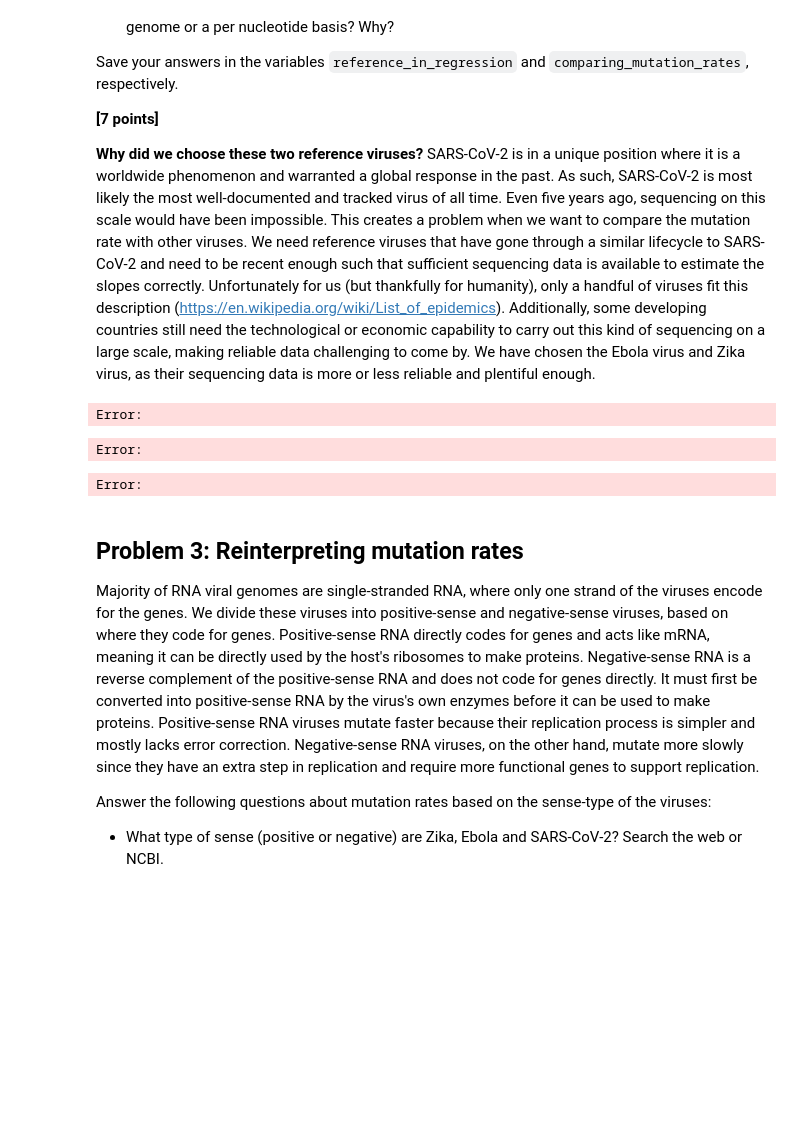
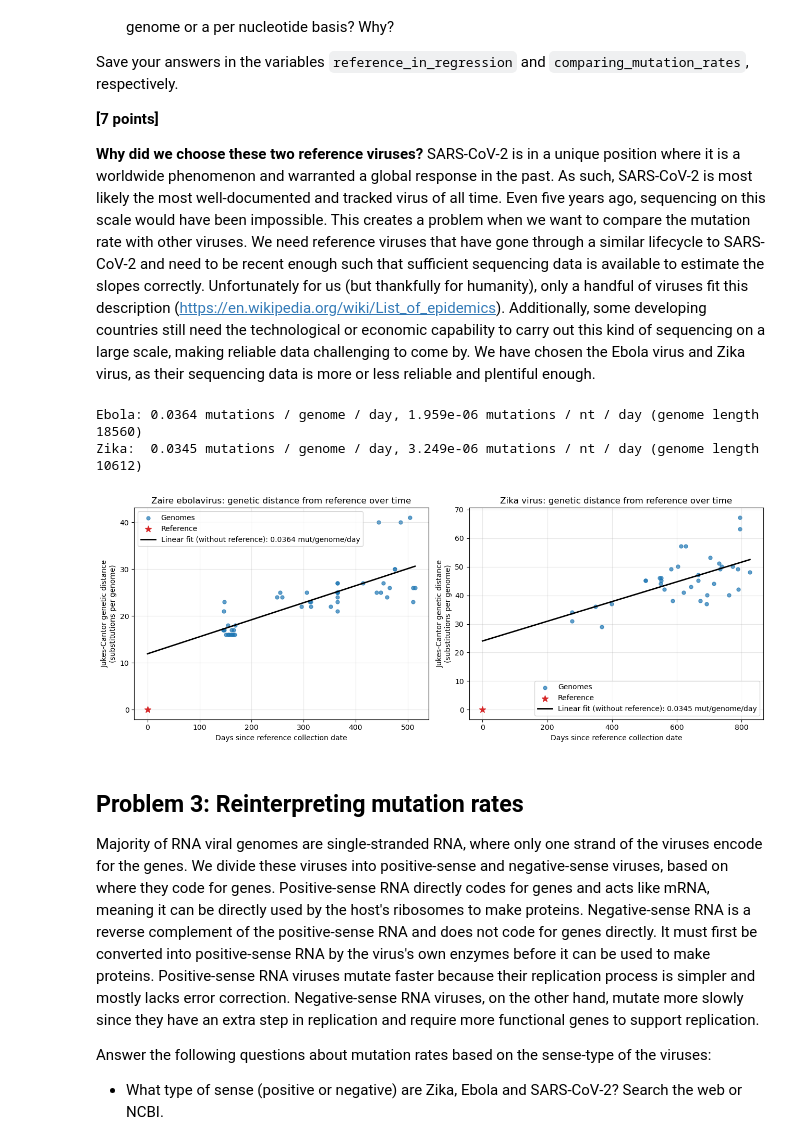
Before and after one commit to callis661/BINF3010-Assignment-Part-3., a Jupyter notebook: viral_evo_workbook.ipynb, the cells around one changed output. Drawn from its saved outputs; the diff is of its cells as text; code cells hidden in the pictures; blank space fills up the shorter version.

```diff
--- a/viral_evo_workbook.ipynb
+++ b/viral_evo_workbook.ipynb
@@ -195,22 +195,58 @@ Save your answers in the variables `reference_in_regression` and `comparing_muta
 
 **Why did we choose these two reference viruses?** SARS-CoV-2 is in a unique position where it is a worldwide phenomenon and warranted a global response in the past. As such, SARS-CoV-2 is most likely the most well-documented and tracked virus of all time. Even five years ago, sequencing on this scale would have been impossible. This creates a problem when we want to compare the mutation rate with other viruses. We need reference viruses that have gone through a similar lifecycle to SARS-CoV-2 and need to be recent enough such that sufficient sequencing data is available to estimate the slopes correctly. Unfortunately for us (but thankfully for humanity), only a handful of viruses fit this description (https://en.wikipedia.org/wiki/List_of_epidemics). Additionally, some developing countries still need the technological or economic capability to carry out this kind of sequencing on a large scale, making reliable data challenging to come by. We have chosen the Ebola virus and Zika virus, as their sequencing data is more or less reliable and plentiful enough.
 # %%
-ebola_per_genome_per_day = 0.0
-ebola_per_nt_per_day = 0.0
+ebola_per_genome_per_day = 0.0364
+ebola_per_nt_per_day = 1.96e-06
 
-zika_per_genome_per_day = 0.0
-zika_per_nt_per_day = 0.0
+zika_per_genome_per_day = 0.0345
+zika_per_nt_per_day = 3.25e-06
-# %% [output]
-Error:
-# %%
-reference_in_regression = """
-Why did we ignore the reference when fitting the regression line? Keep in mind that in our biological interpretation, this is not an outlier in the machine learning sense.
-"""
-# %% [output]
-Error:
-# %%
-comparing_mutation_rates = """
-When comparing mutation rates between different viruses, should we compare them on a per genome or a per nucleotide basis? Why?
-"""
-# %% [output]
-Error:
+# %%
+import matplotlib.pyplot as plt
+
+
+def mutation_rate(fasta_path):
+    """JC distances from the first (reference) genome vs. days since its collection date.
+    Fits the regression line WITHOUT the reference."""
+    records = list(SeqIO.parse(fasta_path, "fasta"))
+    seqs = [str(rec.seq) for rec in records]
+    # use .description (not .id) because country names like "Sierra Leone" contain spaces
+    dates = pd.to_datetime([rec.description.split("|")[2] for rec in records], format="mixed")
+
+    ref_seq = seqs[0]                                  # first genome = earliest known = reference
+    genome_length = len(ref_seq.replace("-", ""))      # reference genome length without gaps
+    days = np.array([(d - dates[0]).days for d in dates])
+    dist = np.array([jukes_cantor(ref_seq, s) for s in seqs])
+
+    slope, intercept = np.polyfit(days[1:], dist[1:], 1)   # reference excluded from the fit
+    return days, dist, slope, intercept, genome_length
+
+
+ebola_days, ebola_dist, ebola_slope, ebola_intercept, ebola_len = mutation_rate("data/p2-ebola-viruses.fasta")
+zika_days, zika_dist, zika_slope, zika_intercept, zika_len = mutation_rate("data/p2-zika-viruses.fasta")
+
+print(f"Ebola: {ebola_slope:.4f} mutations / genome / day, "
+      f"{ebola_slope / ebola_len:.3e} mutations / nt / day (genome length {ebola_len})")
+print(f"Zika:  {zika_slope:.4f} mutations / genome / day, "
+      f"{zika_slope / zika_len:.3e} mutations / nt / day (genome length {zika_len})")
+
+fig, axes = plt.subplots(1, 2, figsize=(13, 5))
+for ax, name, days, dist, slope, intercept in [
+        (axes[0], "Zaire ebolavirus", ebola_days, ebola_dist, ebola_slope, ebola_intercept),
+        (axes[1], "Zika virus", zika_days, zika_dist, zika_slope, zika_intercept)]:
+    ax.scatter(days[1:], dist[1:], s=25, alpha=0.7, color="tab:blue", label="Genomes")
+    ax.scatter(days[0], dist[0], s=80, color="tab:red", marker="*", zorder=3, label="Reference")
+    xs = np.linspace(0, days.max(), 200)
+    ax.plot(xs, slope * xs + intercept, color="black", lw=2,
+            label=f"Linear fit (without reference): {slope:.4f} mut/genome/day")
+    ax.set_title(f"{name}: genetic distance from reference over time")
+    ax.set_xlabel("Days since reference collection date")
+    ax.set_ylabel("Jukes-Cantor genetic distance\n(substitutions per genome)")
+    ax.grid(alpha=0.3)
+    ax.legend()
+fig.tight_layout()
+fig.savefig("problem2.svg")
+plt.show()
+# %% [output]
+Ebola: 0.0364 mutations / genome / day, 1.959e-06 mutations / nt / day (genome length 18560)
+Zika:  0.0345 mutations / genome / day, 3.249e-06 mutations / nt / day (genome length 10612)
+[figure, added]
```
Also changed, not shown: parts of 11 cells of this notebook, 1 other file.
